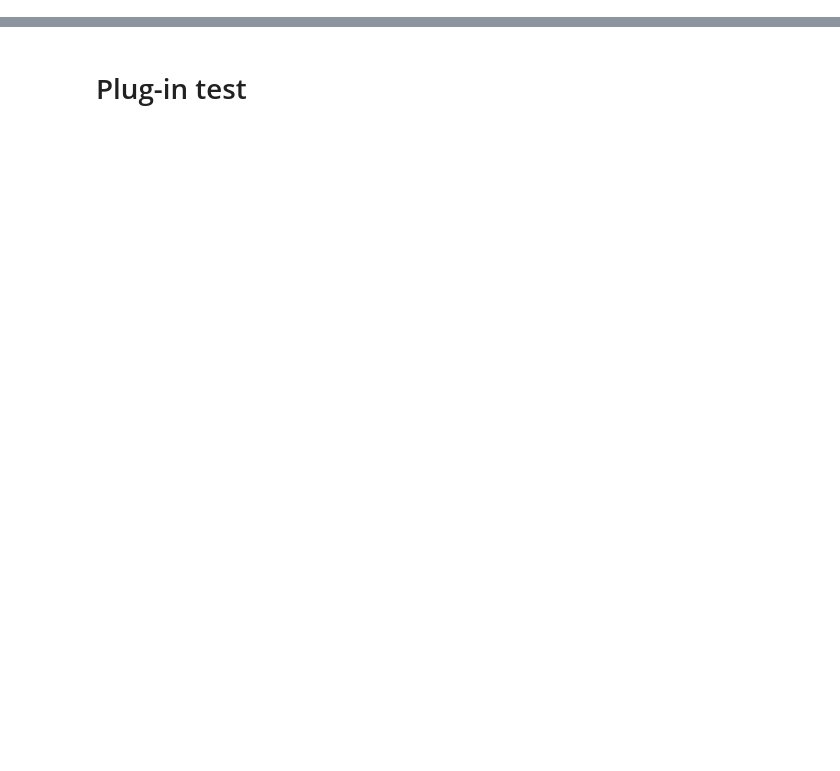
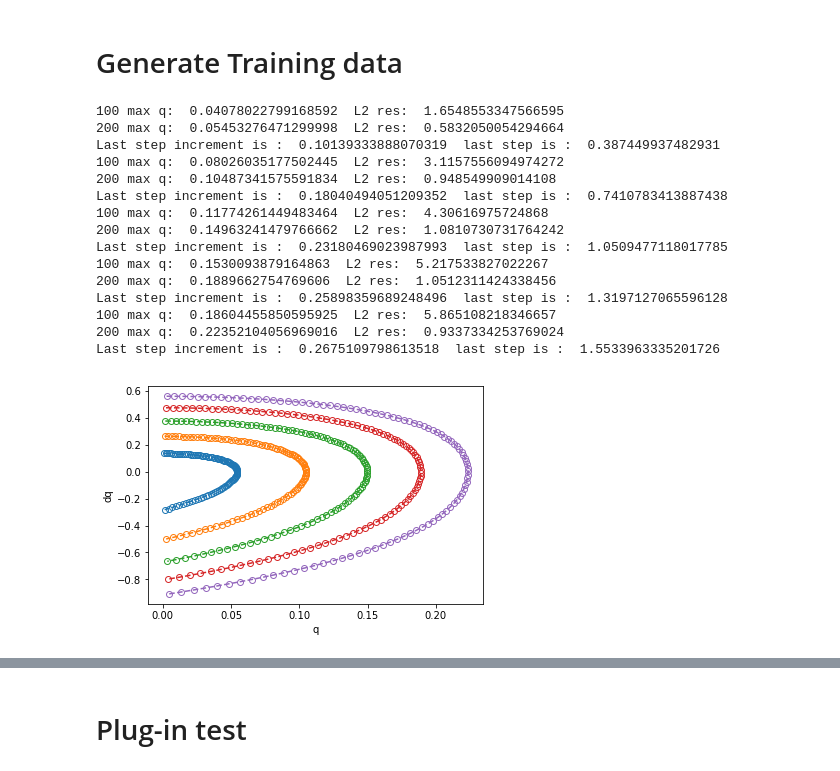
Before and after one commit to Zhengyu-Huang/Point-Jet, a Jupyter notebook: Poisson_model/Indirect_NN.ipynb, the cells around one changed output, grey strips where cells are left out. Drawn from its saved outputs; the diff is of its cells as text; code cells hidden in the pictures; blank space fills up the shorter version.

```diff
--- a/Poisson_model/Indirect_NN.ipynb
+++ b/Poisson_model/Indirect_NN.ipynb
@@ -99,0 +22,67 @@ Epoch :  1900  Epoch time :  0.10153690999999299  Train L2 Loss :  86.3700385391
+# %% [markdown]
+# Generate Training data
+# %%
+def generate_data_helper(permeability, D_permeability, f_func, L=1.0, Nx = 100):
+    xx = np.linspace(0.0, L, Nx)
+    dy = xx[1] - xx[0]
+    f = f_func(xx)
+    dbc = np.array([0.0, 0.0])
+
+
+    model = lambda q, xx, res, V : nummodel_jac(permeability_ref, q, xx, res, V, True, D_permeability_ref)
+    xx, t_data, q_data = implicit_solve(model, f, dbc, dt = 1.0e-3, Nt = 200, save_every = 100, L = L)
+
+    print("Last step increment is : ", np.linalg.norm(q_data[-1, :] - q_data[-2, :]), " last step is : ", np.linalg.norm(q_data[-1, :]))
+
+    q = q_data[-1, :]
+    q_c, dq_c = interpolate_f2c(q), gradient_first_f2c(q, dy)
+    return xx, f, q, q_c, dq_c
+
+
+f_funcs = []
+n_data = 5
+
+for i in range(1,6):
+    def func(xx, A = i):
+        return A * xx
+    f_funcs.append(func)
+
+
+L = 1.0
+Nx = 100
+n_data = len(f_funcs)
+xx, f, q, q_c, dq_c = np.zeros((n_data, Nx)), np.zeros((n_data, Nx)), np.zeros((n_data, Nx)), np.zeros((n_data, Nx-1)), np.zeros((n_data, Nx-1))
+
+
+for i in range(n_data):
+    xx[i, :], f[i, :], q[i, :], q_c[i, :], dq_c[i, :] = generate_data_helper(permeability_ref, D_permeability_ref, f_funcs[i], L=L, Nx=Nx)
+
+
+# visualize data
+
+
+
+plt.figure()
+for i in range(n_data):
+    plt.plot(q_c[i, :], dq_c[i, :],  "--o", fillstyle="none")
+
+plt.xlabel("q")
+plt.ylabel("dq")
+plt.show()
+# %% [output]
+100 max q:  0.04078022799168592  L2 res:  1.6548553347566595
+200 max q:  0.05453276471299998  L2 res:  0.5832050054294664
+Last step increment is :  0.10139333888070319  last step is :  0.387449937482931
+100 max q:  0.08026035177502445  L2 res:  3.1157556094974272
+200 max q:  0.10487341575591834  L2 res:  0.948549909014108
+Last step increment is :  0.18040494051209352  last step is :  0.7410783413887438
+100 max q:  0.11774261449483464  L2 res:  4.30616975724868
+200 max q:  0.14963241479766662  L2 res:  1.0810730731764242
+Last step increment is :  0.23180469023987993  last step is :  1.0509477118017785
+100 max q:  0.1530093879164863  L2 res:  5.217533827022267
+200 max q:  0.1889662754769606  L2 res:  1.0512311424338456
+Last step increment is :  0.25898359689248496  last step is :  1.3197127065596128
+100 max q:  0.18604455850595925  L2 res:  5.865108218346657
+200 max q:  0.22352104056969016  L2 res:  0.9337334253769024
+Last step increment is :  0.2675109798613518  last step is :  1.5533963335201726
+[figure, added]
```
Also changed, not shown: parts of 18 cells of this notebook, 1 other file.
